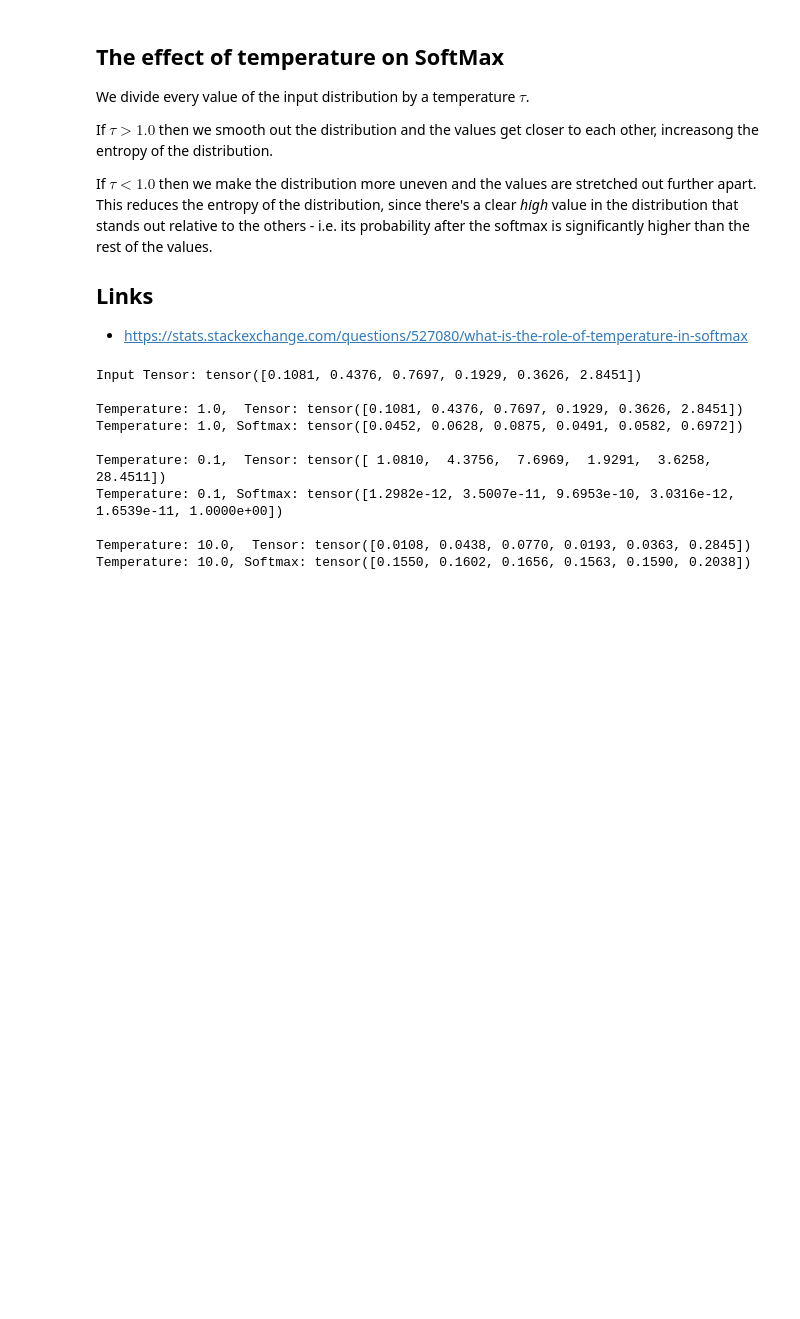
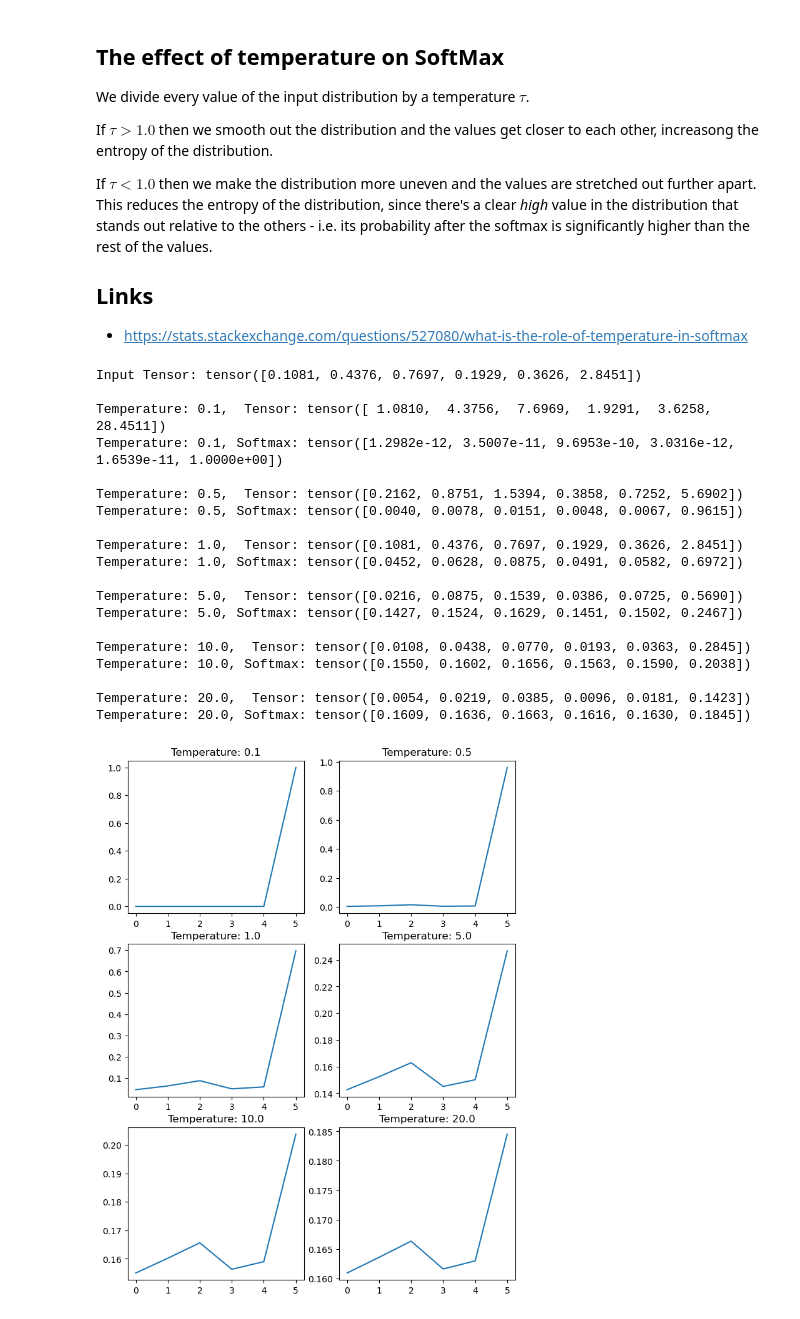
Before and after one commit to dhruvbird/ml-notebooks, a Jupyter notebook: nt-xent-loss/SoftMax and Sigmoid with temperature.ipynb, the cells around one changed output. Drawn from its saved outputs; the diff is of its cells as text; code cells hidden in the pictures; blank space fills up the shorter version.

```diff
--- a/nt-xent-loss/SoftMax and Sigmoid with temperature.ipynb
+++ b/nt-xent-loss/SoftMax and Sigmoid with temperature.ipynb
@@ -19,29 +19,50 @@ from matplotlib import pyplot as plt
 # %%
 torch.manual_seed(21)
 x = torch.randn(6).abs()
 
-temperatures = [1.0, 0.1, 10.0]
+temperatures = [0.1, 0.5, 1.0, 5.0, 10.0, 20.0]
 
 def softmax_with_temperature(x, temperatures):
     print(f"Input Tensor: {x}")
-    for t in temperatures:
-        print(f"\nTemperature: {t},  Tensor: {x / t}")
-        print(f"Temperature: {t}, Softmax: {F.softmax(x / t, dim=0)}")
+    nrows = (len(temperatures) + 1) // 2
+    ncols = 2
+    fig = plt.figure(figsize=(ncols * 4, nrows * 3.6))
+
+    for i, t in enumerate(temperatures):
+        _x = x / t
+        print(f"\nTemperature: {t},  Tensor: {_x}")
+        print(f"Temperature: {t}, Softmax: {F.softmax(_x, dim=0)}")
+
+        plt.subplot(nrows, ncols, i + 1)
+        plt.plot(F.softmax(_x, dim=0))
+        plt.title(f"Temperature: {t}")
     # end for
+
+    plt.show()
 # end def
 
 softmax_with_temperature(x, temperatures)
 
 # print(x)
 # print(F.softmax(x, dim=0))
 # %% [output]
 Input Tensor: tensor([0.1081, 0.4376, 0.7697, 0.1929, 0.3626, 2.8451])
+
+Temperature: 0.1,  Tensor: tensor([ 1.0810,  4.3756,  7.6969,  1.9291,  3.6258, 28.4511])
+Temperature: 0.1, Softmax: tensor([1.2982e-12, 3.5007e-11, 9.6953e-10, 3.0316e-12, 1.6539e-11, 1.0000e+00])
+
+Temperature: 0.5,  Tensor: tensor([0.2162, 0.8751, 1.5394, 0.3858, 0.7252, 5.6902])
+Temperature: 0.5, Softmax: tensor([0.0040, 0.0078, 0.0151, 0.0048, 0.0067, 0.9615])
 
 Temperature: 1.0,  Tensor: tensor([0.1081, 0.4376, 0.7697, 0.1929, 0.3626, 2.8451])
 Temperature: 1.0, Softmax: tensor([0.0452, 0.0628, 0.0875, 0.0491, 0.0582, 0.6972])
 
-Temperature: 0.1,  Tensor: tensor([ 1.0810,  4.3756,  7.6969,  1.9291,  3.6258, 28.4511])
-Temperature: 0.1, Softmax: tensor([1.2982e-12, 3.5007e-11, 9.6953e-10, 3.0316e-12, 1.6539e-11, 1.0000e+00])
+Temperature: 5.0,  Tensor: tensor([0.0216, 0.0875, 0.1539, 0.0386, 0.0725, 0.5690])
+Temperature: 5.0, Softmax: tensor([0.1427, 0.1524, 0.1629, 0.1451, 0.1502, 0.2467])
 
 Temperature: 10.0,  Tensor: tensor([0.0108, 0.0438, 0.0770, 0.0193, 0.0363, 0.2845])
 Temperature: 10.0, Softmax: tensor([0.1550, 0.1602, 0.1656, 0.1563, 0.1590, 0.2038])
+
+Temperature: 20.0,  Tensor: tensor([0.0054, 0.0219, 0.0385, 0.0096, 0.0181, 0.1423])
+Temperature: 20.0, Softmax: tensor([0.1609, 0.1636, 0.1663, 0.1616, 0.1630, 0.1845])
+[figure, added]
```
Also changed, not shown: parts of 6 cells of this notebook.
